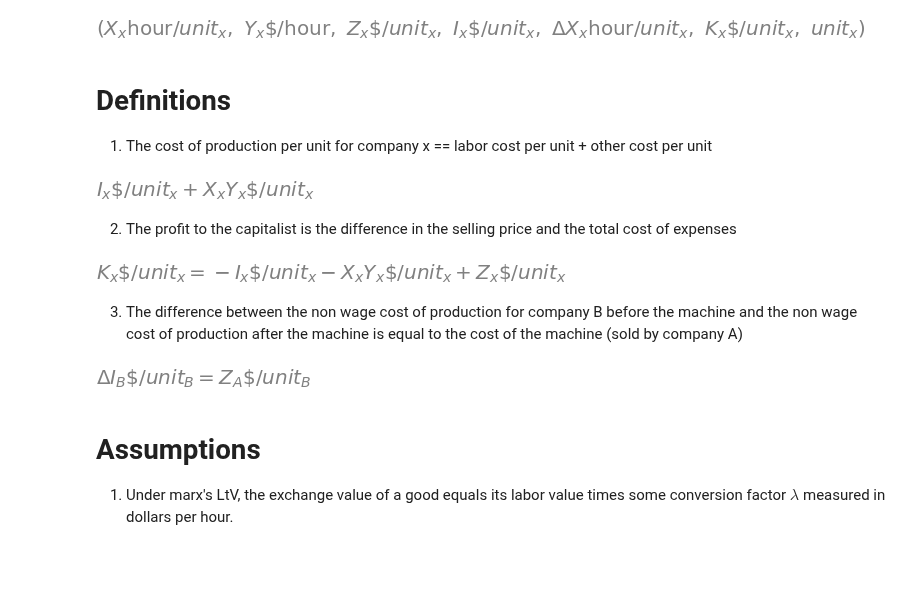
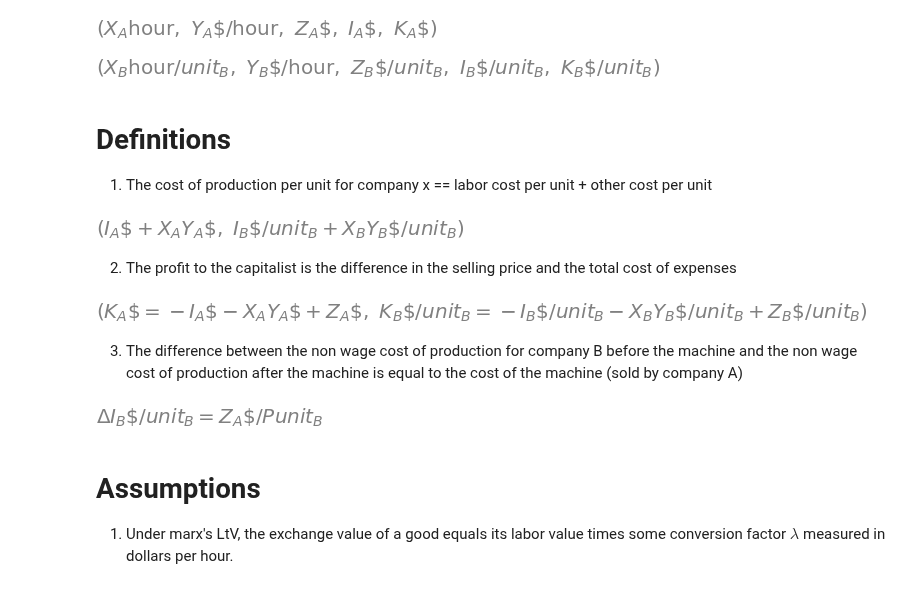
Before and after one commit to ryanpeach/continuing_education, a Jupyter notebook: continuing_education/economics/exchange_vs_use_value/Exchange_vs_Use_Value_Marxism.ipynb, the cells around one changed output. Drawn from its saved outputs; the diff is of its cells as text; code cells hidden in the pictures; blank space fills up the shorter version.

```diff
--- a/continuing_education/economics/exchange_vs_use_value/Exchange_vs_Use_Value_Marxism.ipynb
+++ b/continuing_education/economics/exchange_vs_use_value/Exchange_vs_Use_Value_Marxism.ipynb
@@ -22,4 +19,5 @@ sp.init_printing()
 # %%
 dollar = Unit("\$")
-dollar
+unit = sp.Symbol(f"unit_B")
+dollar, unit
 # %% [output]
@@ -43,9 +41,7 @@ Company = namedtuple(
         "wage",
         "selling_price",
         "non_wage_expenses",
-        "labor_saving_value",
         "profit",
-        "unit",
     ],
 )
 
@@ -53,26 +49,27 @@ Company = namedtuple(
 @cache
 def company(x: str) -> Company:
     Xx, Yx, Zx, Ix, Kx = sp.symbols(f"X_{x}, Y_{x}, Z_{x}, I_{x}, K_{x}")
-    unit = sp.Symbol(f"unit_{x}")
-    labor_time = Xx * hour / unit
+    unit_ = 1 if x == "A" else unit
+    labor_time = Xx * hour / unit_
     wage = Yx * dollar / hour
-    selling_price = Zx * dollar / unit
-    non_wage_expenses = Ix * dollar / unit
-    labor_saving_value = delta(Xx * hour / unit, units=hour / unit)
-    profit = Kx * dollar / unit
+    selling_price = Zx * dollar / unit_
+    non_wage_expenses = Ix * dollar / unit_
+    profit = Kx * dollar / unit_
     return Company(
         labor_time,
         wage,
         selling_price,
         non_wage_expenses,
-        labor_saving_value,
         profit,
-        unit,
     )
 # %%
-tuple(company("x"))
+tuple(company("A"))
 # %% [output]
-[figure, old version]
+[figure, new version]
+# %%
+tuple(company("B"))
+# %% [output]
+[figure, added]
 # %% [markdown]
 # Definitions
 
@@ -83,9 +80,9 @@ def total_cost_of_production(x: str):
     return comp.wage * comp.labor_time + comp.non_wage_expenses
 
 
-total_cost_of_production("x")
+total_cost_of_production("A"), total_cost_of_production("B")
 # %% [output]
-[figure, old version]
+[figure, new version]
 # %% [markdown]
 2. The profit to the capitalist is the difference in the selling price and the total cost of expenses
 # %%
@@ -94,19 +91,19 @@ def profit_perspective_of_point_of_sale(x: str):
     return sp.Eq(comp.profit, comp.selling_price - total_cost_of_production(x))
 
 
-profit_perspective_of_point_of_sale("x")
+profit_perspective_of_point_of_sale("A"), profit_perspective_of_point_of_sale("B")
 # %% [output]
-[figure, old version]
+[figure, new version]
 # %% [markdown]
 3. The difference between the non wage cost of production for company B before the machine and the non wage cost of production after the machine is equal to the cost of the machine (sold by company A)
 # %%
 delta_non_wage_expenses_B = sp.Eq(
-    delta(company("B").non_wage_expenses, units=dollar / company("B").unit),
-    company("A").selling_price * company("A").unit / company("B").unit,
+    delta(company("B").non_wage_expenses, units=dollar / unit),
+    company("A").selling_price / (sp.Symbol("P") * unit)
 )
 delta_non_wage_expenses_B
 # %% [output]
-[figure, old version]
+[figure, new version]
 # %% [markdown]
 # Assumptions
 
```
Also changed, not shown: parts of 14 cells of this notebook, 1 other file.
